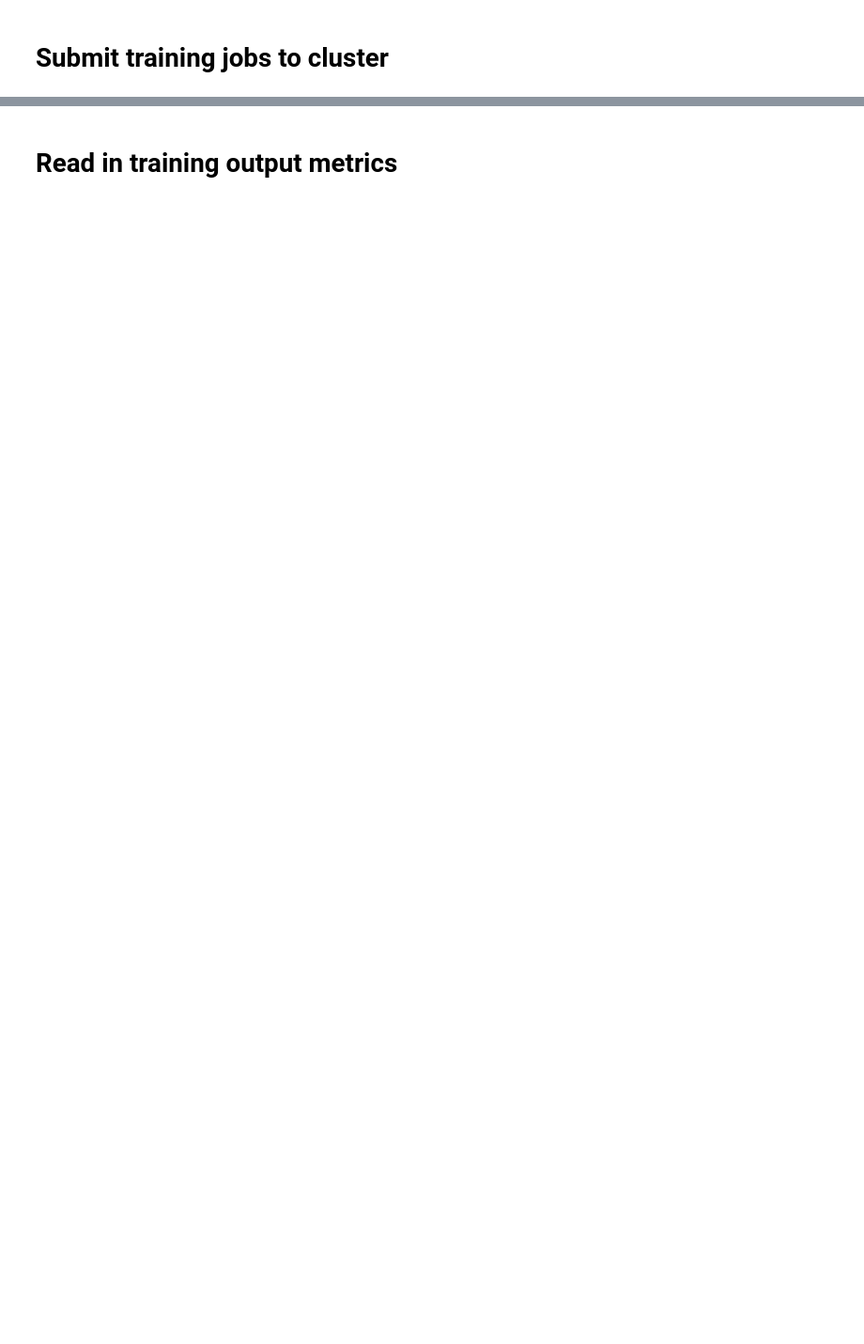
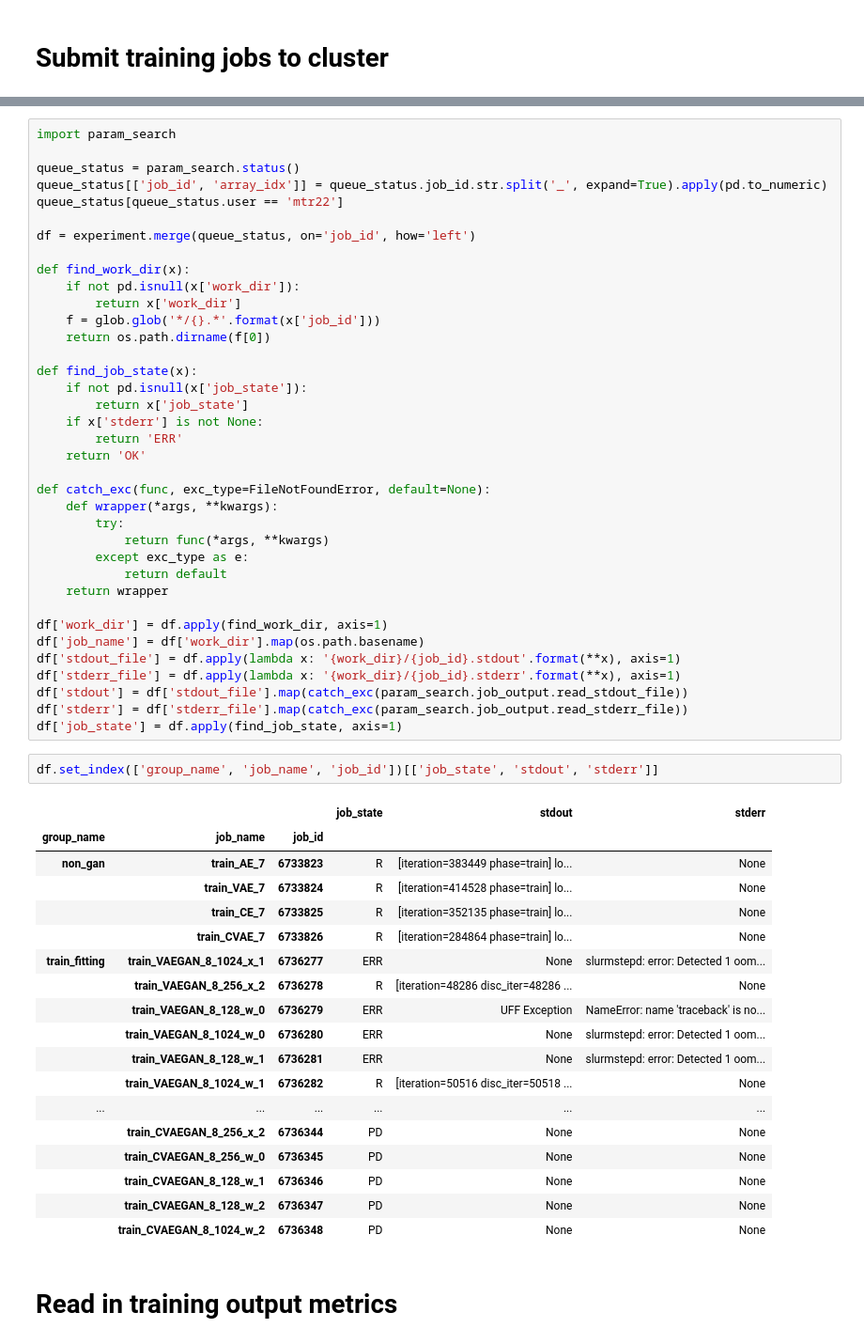
Before and after one commit to mattragoza/ipython-notebooks, a Jupyter notebook: torch_training.ipynb, the cells around one changed output, grey strips where cells are left out. Shown: that part at 94% size. Saved outputs shown, nothing was run; the diff lists cells and outputs as text; blank space fills up the shorter version.

```diff
--- a/torch_training.ipynb
+++ b/torch_training.ipynb
@@ -271,3 +274,61 @@ errors
+# %%
+import param_search
+
+queue_status = param_search.status()
+queue_status[['job_id', 'array_idx']] = queue_status.job_id.str.split('_', expand=True).apply(pd.to_numeric)
+queue_status[queue_status.user == 'mtr22']
+
+df = experiment.merge(queue_status, on='job_id', how='left')
+
+def find_work_dir(x):
+    if not pd.isnull(x['work_dir']):
+        return x['work_dir']
+    f = glob.glob('*/{}.*'.format(x['job_id']))
+    return os.path.dirname(f[0])
+
+def find_job_state(x):
+    if not pd.isnull(x['job_state']):
+        return x['job_state']
+    if x['stderr'] is not None:
+        return 'ERR'
+    return 'OK'
+
+def catch_exc(func, exc_type=FileNotFoundError, default=None):
+    def wrapper(*args, **kwargs):
+        try:
+            return func(*args, **kwargs)
+        except exc_type as e:
+            return default
+    return wrapper
+
+df['work_dir'] = df.apply(find_work_dir, axis=1)
+df['job_name'] = df['work_dir'].map(os.path.basename)
+df['stdout_file'] = df.apply(lambda x: '{work_dir}/{job_id}.stdout'.format(**x), axis=1)
+df['stderr_file'] = df.apply(lambda x: '{work_dir}/{job_id}.stderr'.format(**x), axis=1)
+df['stdout'] = df['stdout_file'].map(catch_exc(param_search.job_output.read_stdout_file))
+df['stderr'] = df['stderr_file'].map(catch_exc(param_search.job_output.read_stderr_file))
+df['job_state'] = df.apply(find_job_state, axis=1)
+# %%
+df.set_index(['group_name', 'job_name', 'job_id'])[['job_state', 'stdout', 'stderr']]
+# %% [output]
+|  |  |  | job_state | stdout | stderr |
+| group_name | job_name | job_id |  |  |  |
+| non_gan | train_AE_7 | 6733823 | R | [iteration=383449 phase=train] lo... | None |
+|  | train_VAE_7 | 6733824 | R | [iteration=414528 phase=train] lo... | None |
+|  | train_CE_7 | 6733825 | R | [iteration=352135 phase=train] lo... | None |
+|  | train_CVAE_7 | 6733826 | R | [iteration=284864 phase=train] lo... | None |
+| train_fitting | train_VAEGAN_8_1024_x_1 | 6736277 | ERR | None | slurmstepd: error: Detected 1 oom... |
+|  | train_VAEGAN_8_256_x_2 | 6736278 | R | [iteration=48286 disc_iter=48286 ... | None |
+|  | train_VAEGAN_8_128_w_0 | 6736279 | ERR | UFF Exception | NameError: name 'traceback' is no... |
+|  | train_VAEGAN_8_1024_w_0 | 6736280 | ERR | None | slurmstepd: error: Detected 1 oom... |
+|  | train_VAEGAN_8_128_w_1 | 6736281 | ERR | None | slurmstepd: error: Detected 1 oom... |
+|  | train_VAEGAN_8_1024_w_1 | 6736282 | R | [iteration=50516 disc_iter=50518 ... | None |
+| ... | ... | ... | ... | ... | ... |
+|  | train_CVAEGAN_8_256_x_2 | 6736344 | PD | None | None |
+|  | train_CVAEGAN_8_256_w_0 | 6736345 | PD | None | None |
+|  | train_CVAEGAN_8_128_w_1 | 6736346 | PD | None | None |
+|  | train_CVAEGAN_8_128_w_2 | 6736347 | PD | None | None |
+|  | train_CVAEGAN_8_1024_w_2 | 6736348 | PD | None | None |
 # %% [markdown]
 # Read in training output metrics
 # %%
```
Also changed, not shown: parts of 12 cells of this notebook.
